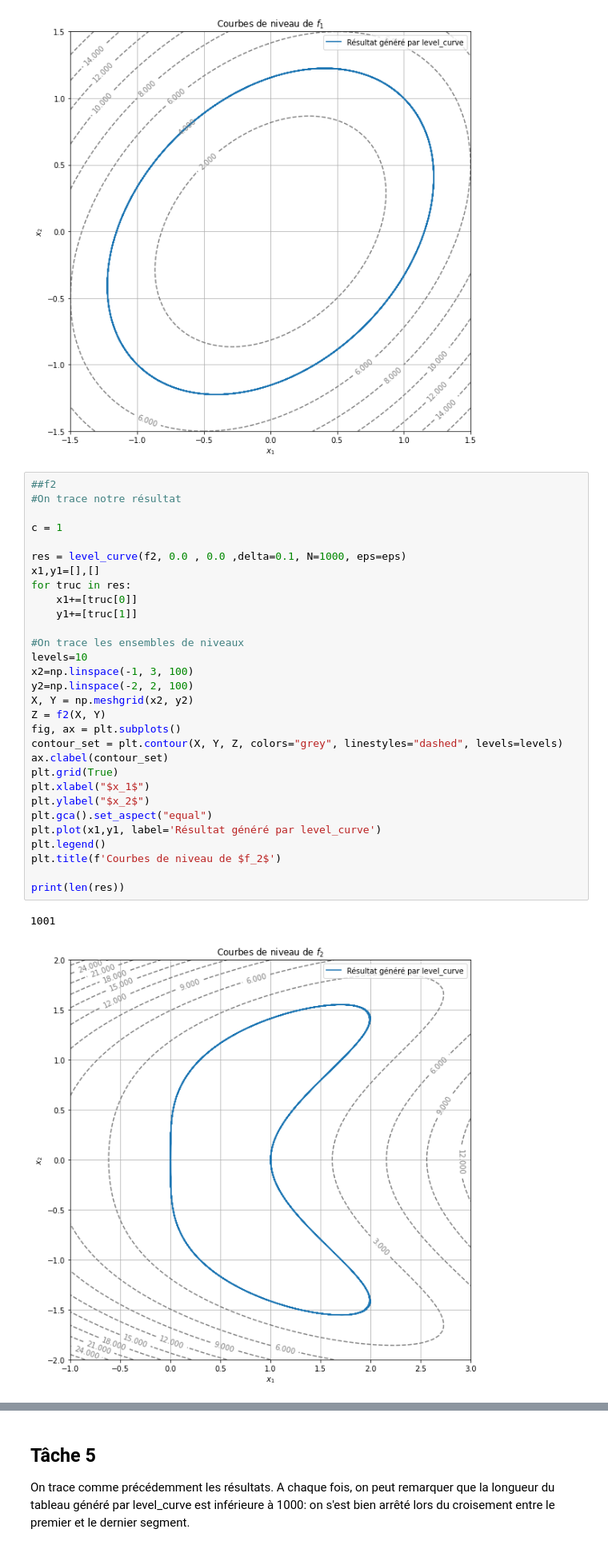
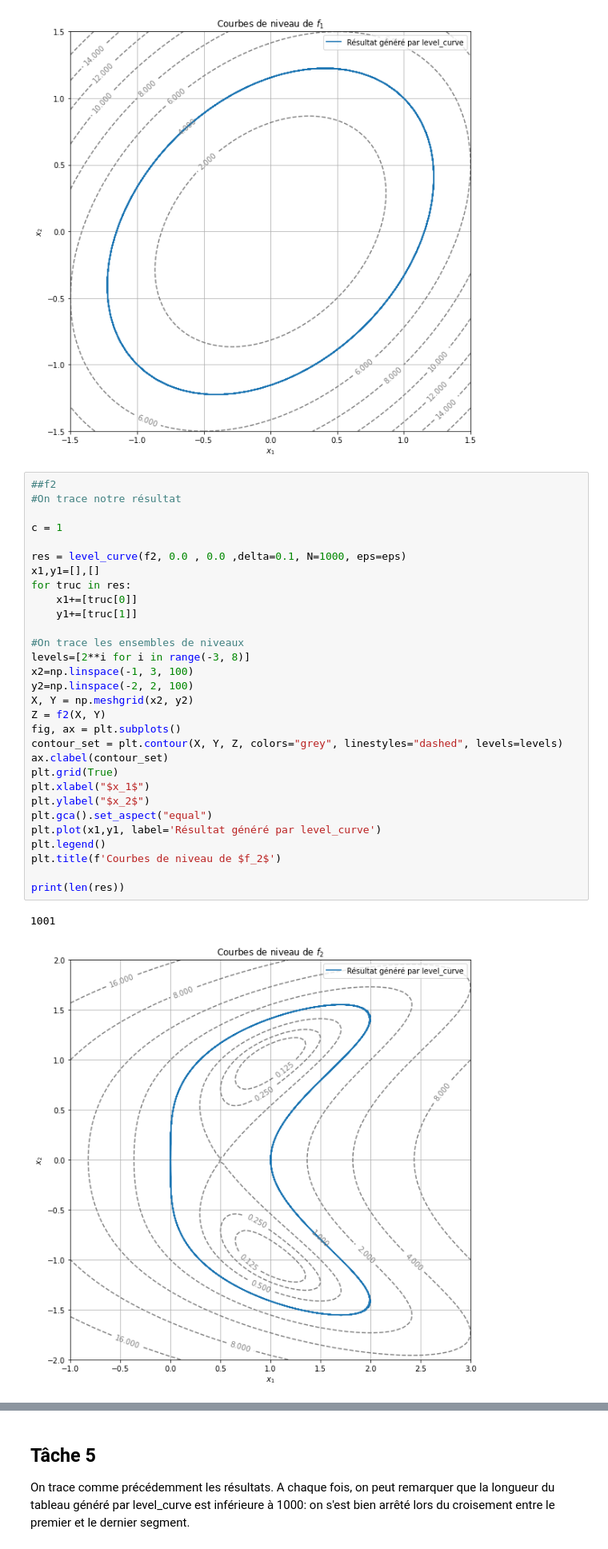
Before and after one commit to guillaume-rouy/projetm, a Jupyter notebook: Projet.ipynb, the cells around one changed output, grey strips where cells are left out. Shown at 80% size. Saved outputs shown, nothing was run; the diff lists cells and outputs as text.

```diff
--- a/Projet.ipynb
+++ b/Projet.ipynb
@@ -462,35 +472,35 @@ print(len(res))
 ##f2
 #On trace notre résultat
 
 c = 1
 
 res = level_curve(f2, 0.0 , 0.0 ,delta=0.1, N=1000, eps=eps)
 x1,y1=[],[]
 for truc in res:
     x1+=[truc[0]]
     y1+=[truc[1]]
 
 #On trace les ensembles de niveaux
-levels=10
+levels=[2**i for i in range(-3, 8)]
 x2=np.linspace(-1, 3, 100)
 y2=np.linspace(-2, 2, 100)
 X, Y = np.meshgrid(x2, y2)
 Z = f2(X, Y)
 fig, ax = plt.subplots()
 contour_set = plt.contour(X, Y, Z, colors="grey", linestyles="dashed", levels=levels)
 ax.clabel(contour_set)
 plt.grid(True)
 plt.xlabel("$x_1$")
 plt.ylabel("$x_2$")
 plt.gca().set_aspect("equal")
 plt.plot(x1,y1, label='Résultat généré par level_curve')
 plt.legend()
 plt.title(f'Courbes de niveau de $f_2$')
 
 print(len(res))
 # %% [output]
 1001
-[figure, old version]
+[figure, new version]
 # %%
 ##f3
 #On trace notre résultat
```
Also changed, not shown: parts of 21 cells of this notebook.
